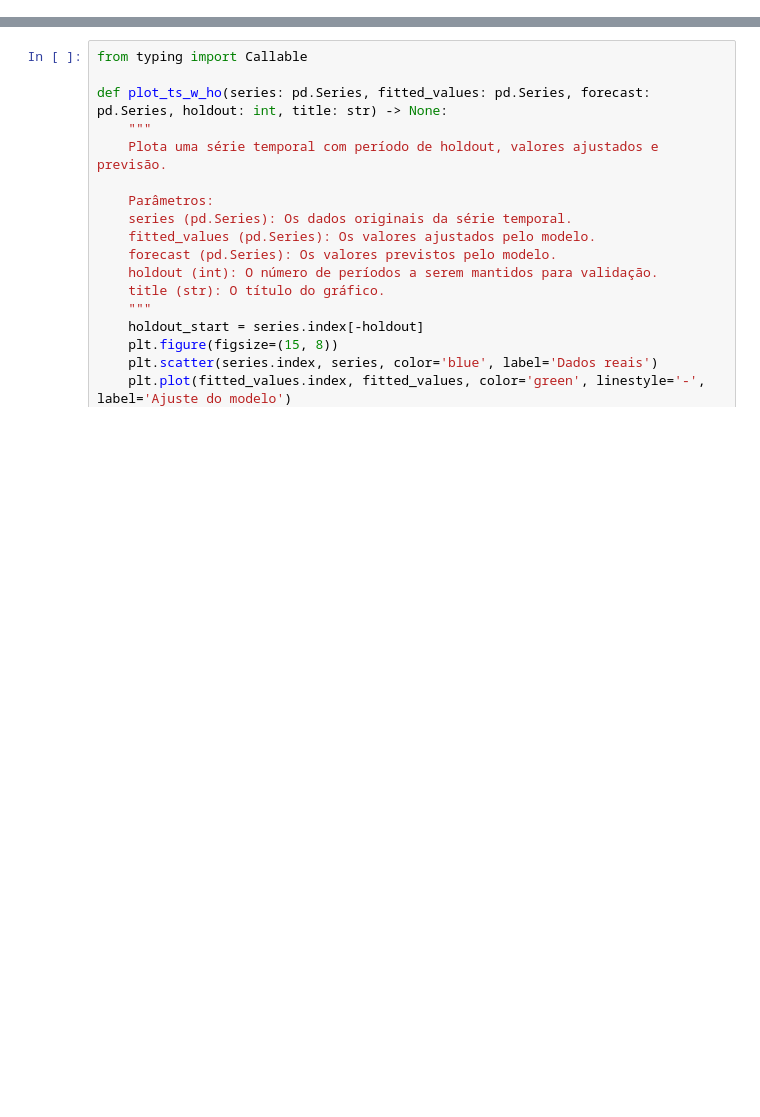
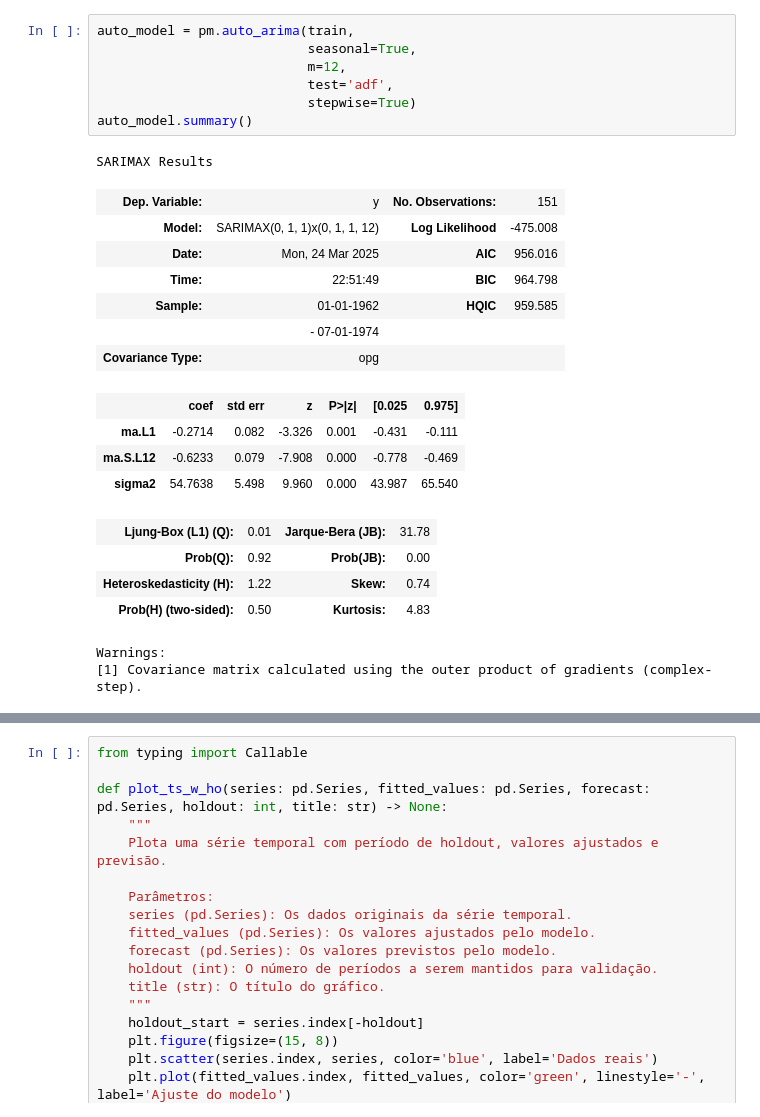
Before and after one commit to danielrferreira/classes, a Jupyter notebook: ASN/Séries Temporais/preparacao/Aula 8.ipynb, the cells around one changed output, grey strips where cells are left out. Saved outputs shown, nothing was run; the diff lists cells and outputs as text; blank space fills up the shorter version.

```diff
--- a/ASN/Séries Temporais/preparacao/Aula 8.ipynb
+++ b/ASN/Séries Temporais/preparacao/Aula 8.ipynb
@@ -13,0 +65,26 @@ from statsmodels.tsa.holtwinters import SimpleExpSmoothing
+# %%
+auto_model = pm.auto_arima(train,
+                           seasonal=True,
+                           m=12,
+                           test='adf',
+                           stepwise=True)
+auto_model.summary()
+# %% [output]
+SARIMAX Results
+| Dep. Variable: | y | No. Observations: | 151 |
+| Model: | SARIMAX(0, 1, 1)x(0, 1, 1, 12) | Log Likelihood | -475.008 |
+| Date: | Mon, 24 Mar 2025 | AIC | 956.016 |
+| Time: | 22:51:49 | BIC | 964.798 |
+| Sample: | 01-01-1962 | HQIC | 959.585 |
+|  | - 07-01-1974 |  |  |
+| Covariance Type: | opg |  |  |
+|  | coef | std err | z | P>|z| | [0.025 | 0.975] |
+| ma.L1 | -0.2714 | 0.082 | -3.326 | 0.001 | -0.431 | -0.111 |
+| ma.S.L12 | -0.6233 | 0.079 | -7.908 | 0.000 | -0.778 | -0.469 |
+| sigma2 | 54.7638 | 5.498 | 9.960 | 0.000 | 43.987 | 65.540 |
+| Ljung-Box (L1) (Q): | 0.01 | Jarque-Bera (JB): | 31.78 |
+| Prob(Q): | 0.92 | Prob(JB): | 0.00 |
+| Heteroskedasticity (H): | 1.22 | Skew: | 0.74 |
+| Prob(H) (two-sided): | 0.50 | Kurtosis: | 4.83 |
+Warnings:
+[1] Covariance matrix calculated using the outer product of gradients (complex-step).
```
Also changed, not shown: parts of 10 cells of this notebook.
